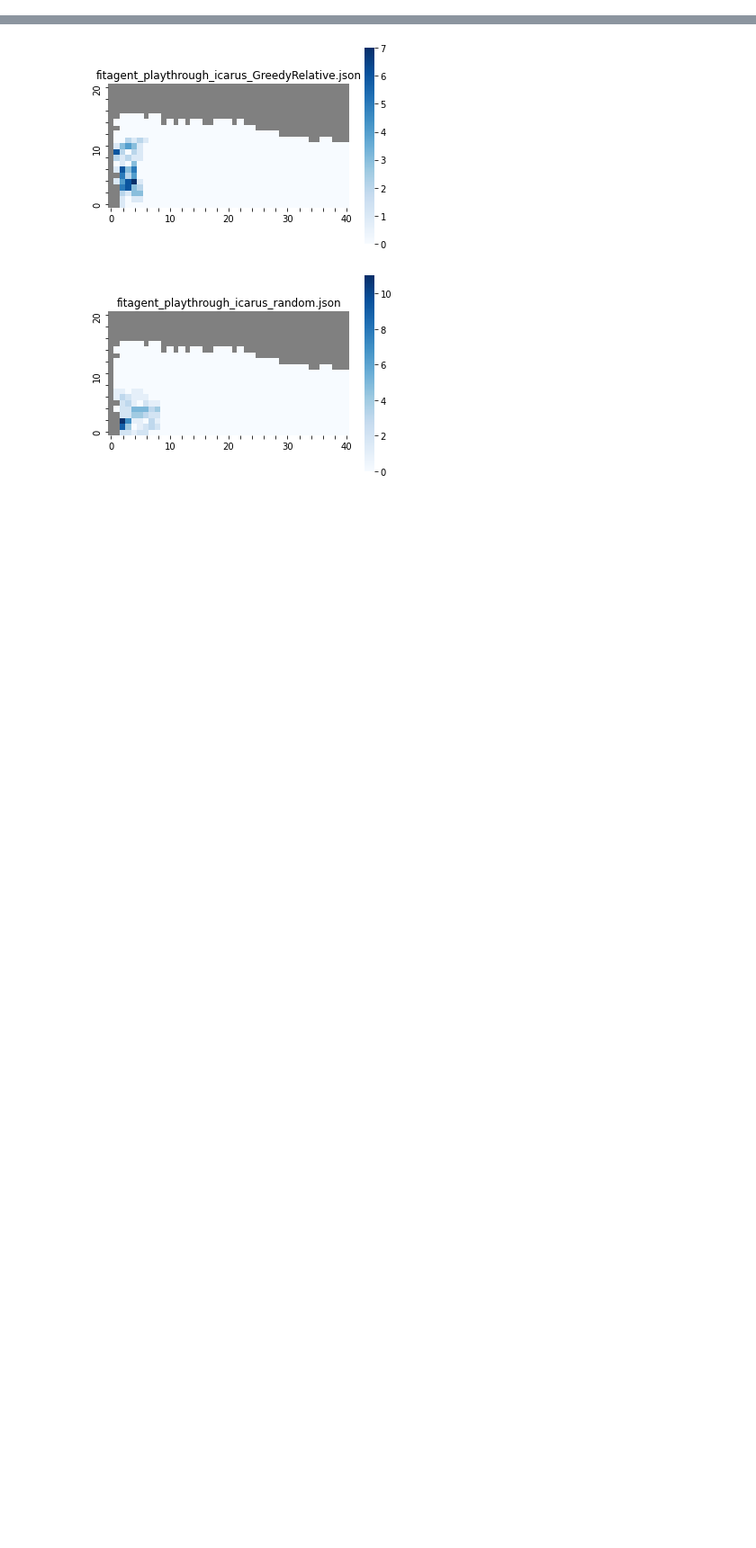
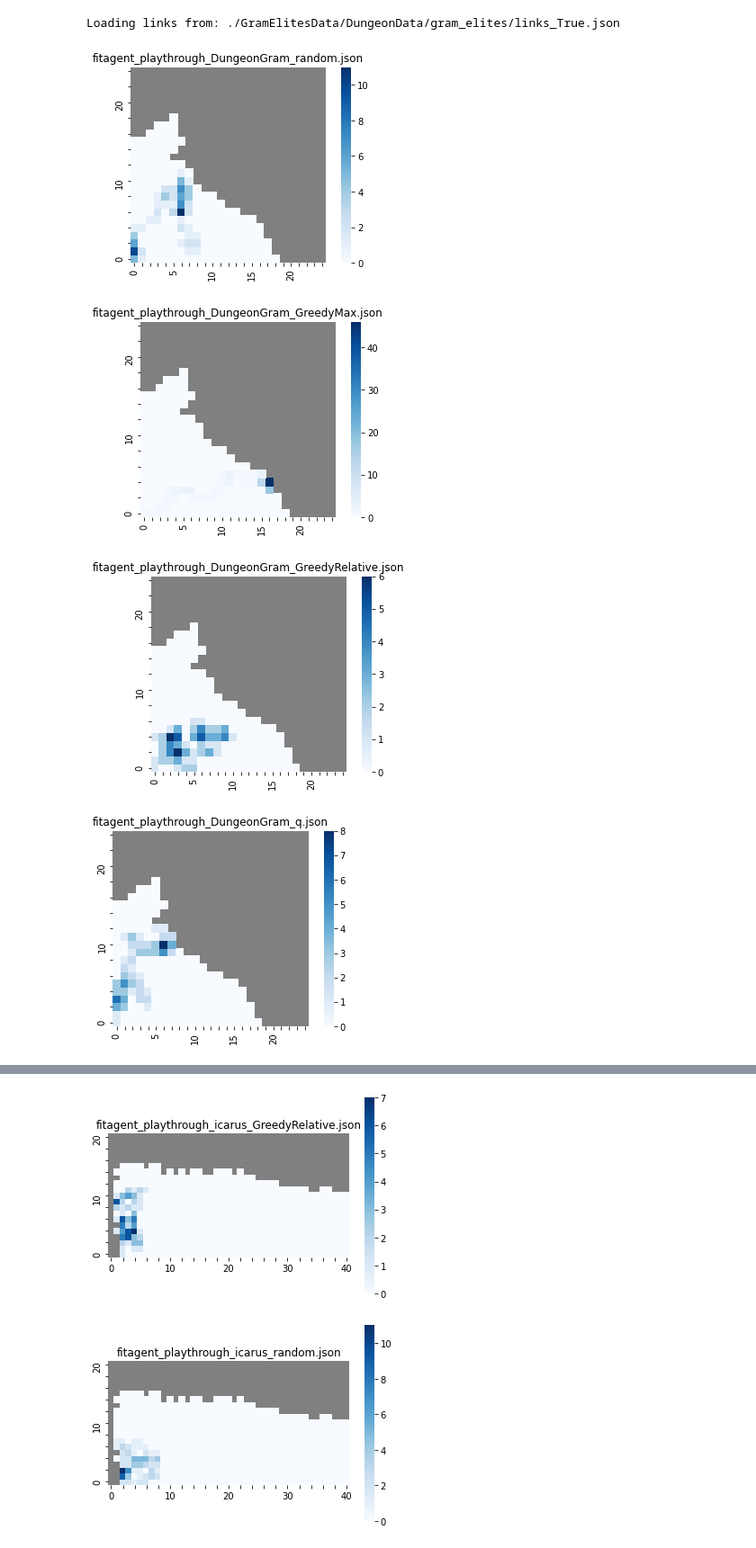
Before and after one commit to crowdgames/mdp-level-assembly, a Jupyter notebook: Analysis.ipynb, the cells around one changed output, grey strips where cells are left out. Shown at 90% size. Cells and saved outputs as stored; diff of their text form; code cells hidden in the pictures; blank space fills up the shorter version.

Commit message:
support for dungeongrams

```diff
--- a/Analysis.ipynb
+++ b/Analysis.ipynb
@@ -59,0 +60,19 @@ def plot(playthrough_data, graph, filename, bounds):
+# %%
+config = DungeonGrams
+graph = Utility.get_graph(config.BASE_DIR, config.TRANSPOSE, True)
+# %% [output]
+Loading links from: ./GramElitesData/DungeonData/gram_elites/links_True.json
+# %%
+for filename in listdir(config.BASE_DIR):
+    if 'fitagent_playthrough_' not in filename:
+        continue
+
+    with open(join(config.BASE_DIR, filename), 'r') as f:
+        data = load(f)
+
+    plot(data, graph, filename, (25,25))
+# %% [output]
+[figure, added]
+[figure, added]
+[figure, added]
+[figure, added]
```
Also changed, not shown: parts of 9 cells of this notebook, 5 other files.
